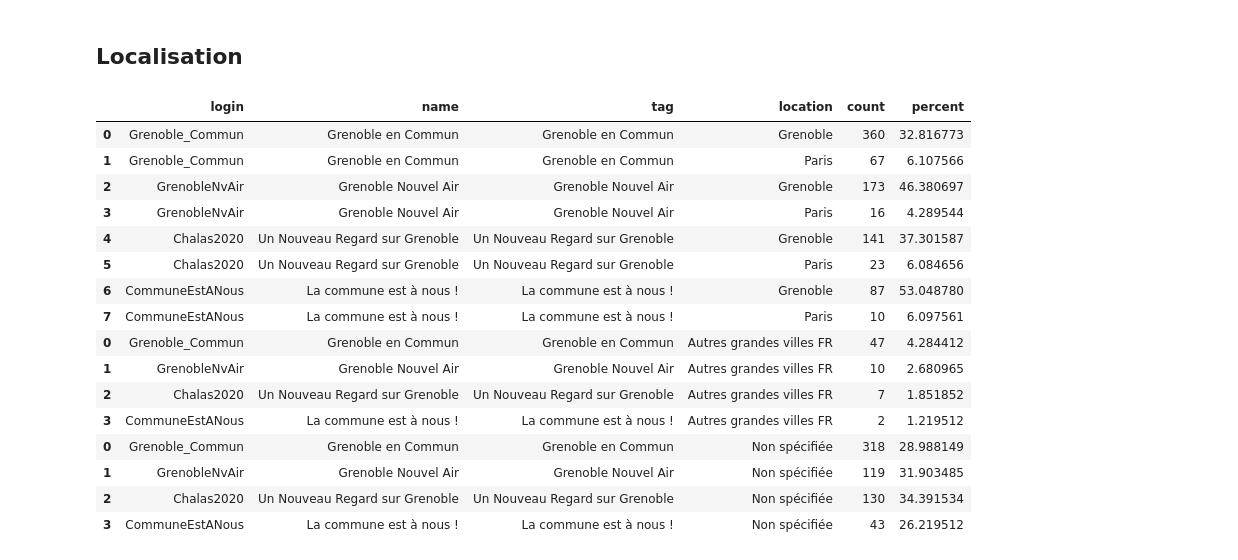
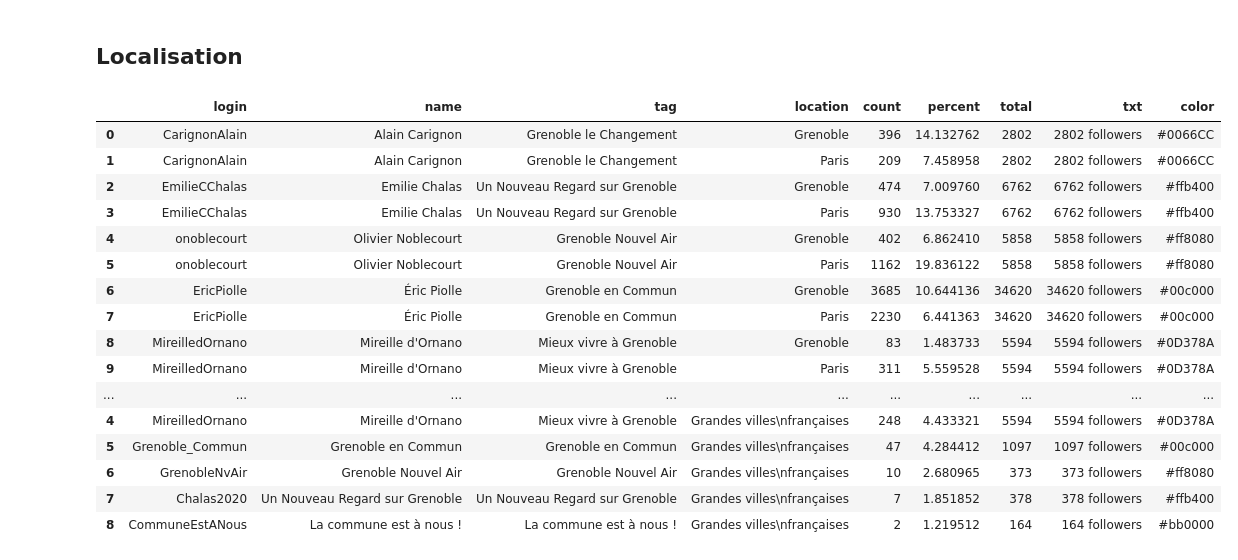
Before and after one commit to Ezibenroc/twitter_data, a Jupyter notebook: analysis_followers.ipynb, the cells around one changed output. Saved outputs shown, nothing was run; the diff lists cells and outputs as text; code cells hidden in the pictures.

```diff
--- a/analysis_followers.ipynb
+++ b/analysis_followers.ipynb
@@ -22,12 +22,14 @@ users = {
     'onoblecourt': 'Grenoble Nouvel Air',
     'GrenobleNvAir': 'Grenoble Nouvel Air',
     'CommuneEstANous': 'La commune est à nous !',
+    'MireilledOrnano': 'Mieux vivre à Grenoble',
 }
 names = {
     'EricPiolle': 'Éric Piolle',
     'EmilieCChalas': 'Emilie Chalas',
     'CarignonAlain': 'Alain Carignon',
     'onoblecourt': 'Olivier Noblecourt',
+    'MireilledOrnano': "Mireille d'Ornano",
     'Grenoble_Commun': 'Grenoble en Commun',
     'Chalas2020': 'Un Nouveau Regard sur Grenoble',
     'GrenobleNvAir': 'Grenoble Nouvel Air',
@@ -38,7 +40,8 @@ colors = {
     'Un Nouveau Regard sur Grenoble': '#ffb400',
     'Grenoble le Changement': '#0066CC',
     'Grenoble Nouvel Air': '#ff8080',
-    'La commune est à nous !': '#bb0000'
+    'La commune est à nous !': '#bb0000',
+    'Mieux vivre à Grenoble': '#0D378A'
 }
 colors2 = {names[n]: colors[users[n]] for n in names}
 # %%
@@ -47,6 +50,7 @@ follower_files = [
     'followers/EmilieCChalas.csv',
     'followers/onoblecourt.csv',
     'followers/EricPiolle.csv',
+    'followers/MireilledOrnano.csv',
 ]
 
 friend_files = [
@@ -54,16 +58,17 @@ friend_files = [
     'friends/EmilieCChalas.csv',
     'friends/onoblecourt.csv',
     'friends/EricPiolle.csv',
+    'friends/MireilledOrnano.csv',
 ]
 
-follower_files = [
+follower_files += [
     'followers_lists/Grenoble_Commun.csv',
     'followers_lists/GrenobleNvAir.csv',
     'followers_lists/Chalas2020.csv',
     'followers_lists/CommuneEstANous.csv',
 ]
 
-friend_files = [
+friend_files += [
     'friends_lists/Grenoble_Commun.csv',
     'friends_lists/GrenobleNvAir.csv',
     'friends_lists/Chalas2020.csv',
@@ -215,49 +193,54 @@ def count_locations(df, locations):
     df.loc[df['location'].isna(), 'location'] = 'no_location'
     result = []
     for login in df['candidate_login'].unique():
         tmp = df[df['candidate_login'] == login]
         for loc in locations:
             loc = '|'.join(loc)
             nb_loc = len(tmp['location'].str.extractall(r'(?P<ville>%s)' % loc, re.IGNORECASE))
             nb_total = len(tmp)
+            txt = f'{nb_total} followers'.rjust(15)
             result.append({
                 'login': login,
                 'name': names[login],
                 'tag': users[login],
                 'location': loc,
                 'count': nb_loc,
                 'percent': nb_loc/nb_total*100,
+                'total': nb_total,
+                'txt': txt,
             })
     result = pandas.DataFrame(result)
     return result
 
 
 def count_locations_fr(df):
     locations = count_locations(df, [['Grenoble'], ['Paris']])
     others = count_locations(df, [['Nantes', 'Rennes', 'Bordeaux', 'Strasbourg', 'Toulouse', 'Marseille', 'Montpellier', 'Nice', 'Lyon']])
-    others['location'] = 'Autres grandes villes FR'
+    others['location'] = 'Grandes villes\nfrançaises'
     noloc = count_locations(df, [['no_location']])
     noloc['location'] = 'Non spécifiée'
-    locations = pandas.concat([locations, others, noloc])
+ #   locations = pandas.concat([locations, others, noloc])
+    locations = pandas.concat([locations, others])
     return locations
 
 locations = count_locations_fr(df[df['relation'] == 'followers'])
+locations['color'] = locations.apply(lambda row: colors[row['tag']], axis=1)
 locations
 # %% [output]
-|  | login | name | tag | location | count | percent |
-| 0 | Grenoble_Commun | Grenoble en Commun | Grenoble en Commun | Grenoble | 360 | 32.816773 |
-| 1 | Grenoble_Commun | Grenoble en Commun | Grenoble en Commun | Paris | 67 | 6.107566 |
-| 2 | GrenobleNvAir | Grenoble Nouvel Air | Grenoble Nouvel Air | Grenoble | 173 | 46.380697 |
-| 3 | GrenobleNvAir | Grenoble Nouvel Air | Grenoble Nouvel Air | Paris | 16 | 4.289544 |
-| 4 | Chalas2020 | Un Nouveau Regard sur Grenoble | Un Nouveau Regard sur Grenoble | Grenoble | 141 | 37.301587 |
-| 5 | Chalas2020 | Un Nouveau Regard sur Grenoble | Un Nouveau Regard sur Grenoble | Paris | 23 | 6.084656 |
-| 6 | CommuneEstANous | La commune est à nous ! | La commune est à nous ! | Grenoble | 87 | 53.048780 |
-| 7 | CommuneEstANous | La commune est à nous ! | La commune est à nous ! | Paris | 10 | 6.097561 |
-| 0 | Grenoble_Commun | Grenoble en Commun | Grenoble en Commun | Autres grandes villes FR | 47 | 4.284412 |
-| 1 | GrenobleNvAir | Grenoble Nouvel Air | Grenoble Nouvel Air | Autres grandes villes FR | 10 | 2.680965 |
-| 2 | Chalas2020 | Un Nouveau Regard sur Grenoble | Un Nouveau Regard sur Grenoble | Autres grandes villes FR | 7 | 1.851852 |
-| 3 | CommuneEstANous | La commune est à nous ! | La commune est à nous ! | Autres grandes villes FR | 2 | 1.219512 |
-| 0 | Grenoble_Commun | Grenoble en Commun | Grenoble en Commun | Non spécifiée | 318 | 28.988149 |
-| 1 | GrenobleNvAir | Grenoble Nouvel Air | Grenoble Nouvel Air | Non spécifiée | 119 | 31.903485 |
-| 2 | Chalas2020 | Un Nouveau Regard sur Grenoble | Un Nouveau Regard sur Grenoble | Non spécifiée | 130 | 34.391534 |
-| 3 | CommuneEstANous | La commune est à nous ! | La commune est à nous ! | Non spécifiée | 43 | 26.219512 |
+|  | login | name | tag | location | count | percent | total | txt | color |
+| 0 | CarignonAlain | Alain Carignon | Grenoble le Changement | Grenoble | 396 | 14.132762 | 2802 | 2802 followers | #0066CC |
+| 1 | CarignonAlain | Alain Carignon | Grenoble le Changement | Paris | 209 | 7.458958 | 2802 | 2802 followers | #0066CC |
+| 2 | EmilieCChalas | Emilie Chalas | Un Nouveau Regard sur Grenoble | Grenoble | 474 | 7.009760 | 6762 | 6762 followers | #ffb400 |
+| 3 | EmilieCChalas | Emilie Chalas | Un Nouveau Regard sur Grenoble | Paris | 930 | 13.753327 | 6762 | 6762 followers | #ffb400 |
+| 4 | onoblecourt | Olivier Noblecourt | Grenoble Nouvel Air | Grenoble | 402 | 6.862410 | 5858 | 5858 followers | #ff8080 |
+| 5 | onoblecourt | Olivier Noblecourt | Grenoble Nouvel Air | Paris | 1162 | 19.836122 | 5858 | 5858 followers | #ff8080 |
+| 6 | EricPiolle | Éric Piolle | Grenoble en Commun | Grenoble | 3685 | 10.644136 | 34620 | 34620 followers | #00c000 |
+| 7 | EricPiolle | Éric Piolle | Grenoble en Commun | Paris | 2230 | 6.441363 | 34620 | 34620 followers | #00c000 |
+| 8 | MireilledOrnano | Mireille d'Ornano | Mieux vivre à Grenoble | Grenoble | 83 | 1.483733 | 5594 | 5594 followers | #0D378A |
+| 9 | MireilledOrnano | Mireille d'Ornano | Mieux vivre à Grenoble | Paris | 311 | 5.559528 | 5594 | 5594 followers | #0D378A |
+| ... | ... | ... | ... | ... | ... | ... | ... | ... | ... |
+| 4 | MireilledOrnano | Mireille d'Ornano | Mieux vivre à Grenoble | Grandes villes\nfrançaises | 248 | 4.433321 | 5594 | 5594 followers | #0D378A |
+| 5 | Grenoble_Commun | Grenoble en Commun | Grenoble en Commun | Grandes villes\nfrançaises | 47 | 4.284412 | 1097 | 1097 followers | #00c000 |
+| 6 | GrenobleNvAir | Grenoble Nouvel Air | Grenoble Nouvel Air | Grandes villes\nfrançaises | 10 | 2.680965 | 373 | 373 followers | #ff8080 |
+| 7 | Chalas2020 | Un Nouveau Regard sur Grenoble | Un Nouveau Regard sur Grenoble | Grandes villes\nfrançaises | 7 | 1.851852 | 378 | 378 followers | #ffb400 |
+| 8 | CommuneEstANous | La commune est à nous ! | La commune est à nous ! | Grandes villes\nfrançaises | 2 | 1.219512 | 164 | 164 followers | #bb0000 |
```
Also changed, not shown: parts of 15 cells of this notebook.
